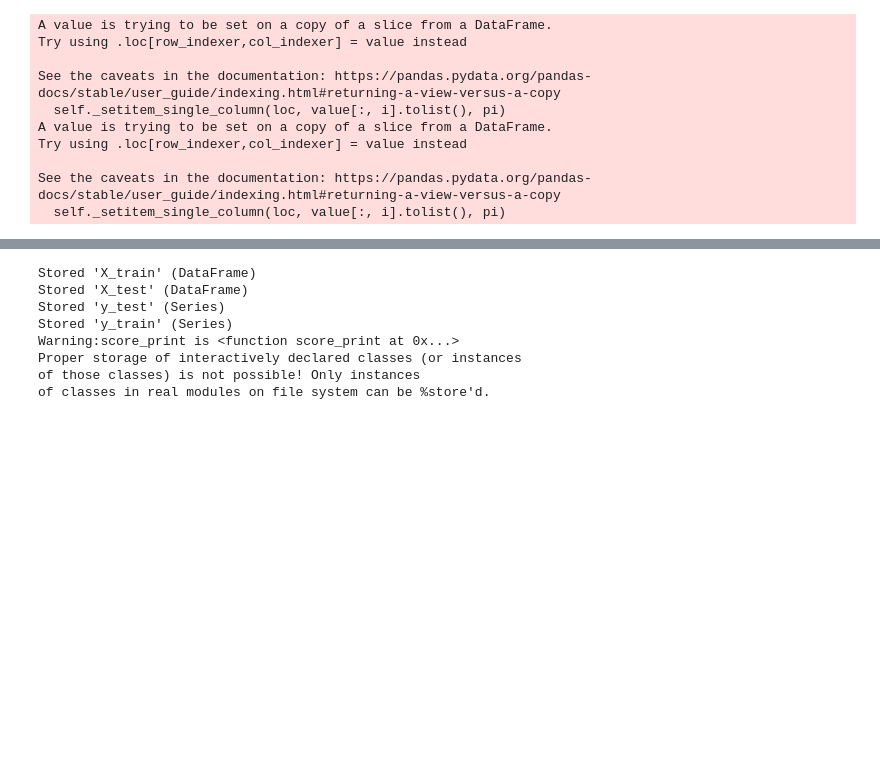
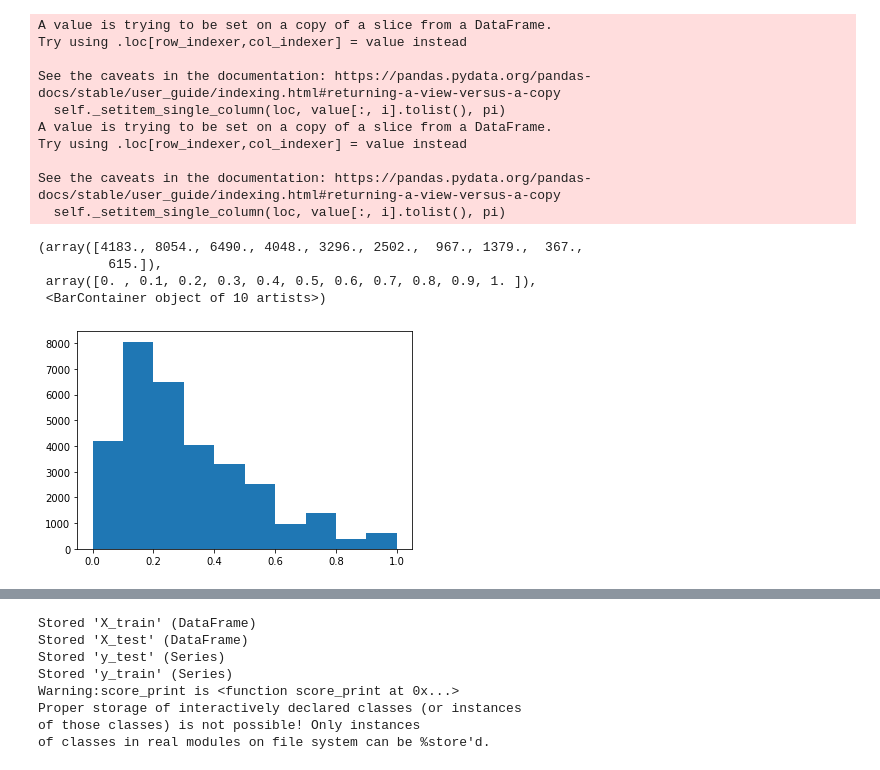
Before and after one commit to amStraszenrand/NeueFische-2nd_Project, a Jupyter notebook: Modell.ipynb, the cells around one changed output, grey strips where cells are left out. Cells and saved outputs as stored; diff of their text form; code cells hidden in the pictures; blank space fills up the shorter version.

```diff
--- a/Modell.ipynb
+++ b/Modell.ipynb
@@ -85,6 +108,14 @@ Try using .loc[row_indexer,col_indexer] = value instead
 
 See the caveats in the documentation: https://pandas.pydata.org/pandas-docs/stable/user_guide/indexing.html#returning-a-view-versus-a-copy
   self._setitem_single_column(loc, value[:, i].tolist(), pi)
+# %%
+plt.hist(x = scaler.fit_transform(X_train[["loan_amnt"]]))
+# %% [output]
+(array([4183., 8054., 6490., 4048., 3296., 2502.,  967., 1379.,  367.,
+         615.]),
+ array([0. , 0.1, 0.2, 0.3, 0.4, 0.5, 0.6, 0.7, 0.8, 0.9, 1. ]),
+ <BarContainer object of 10 artists>)
+[figure, added]
 # %%
 ####fit von log reg
 
```
Also changed, not shown: parts of 19 cells of this notebook, 12 other files.
